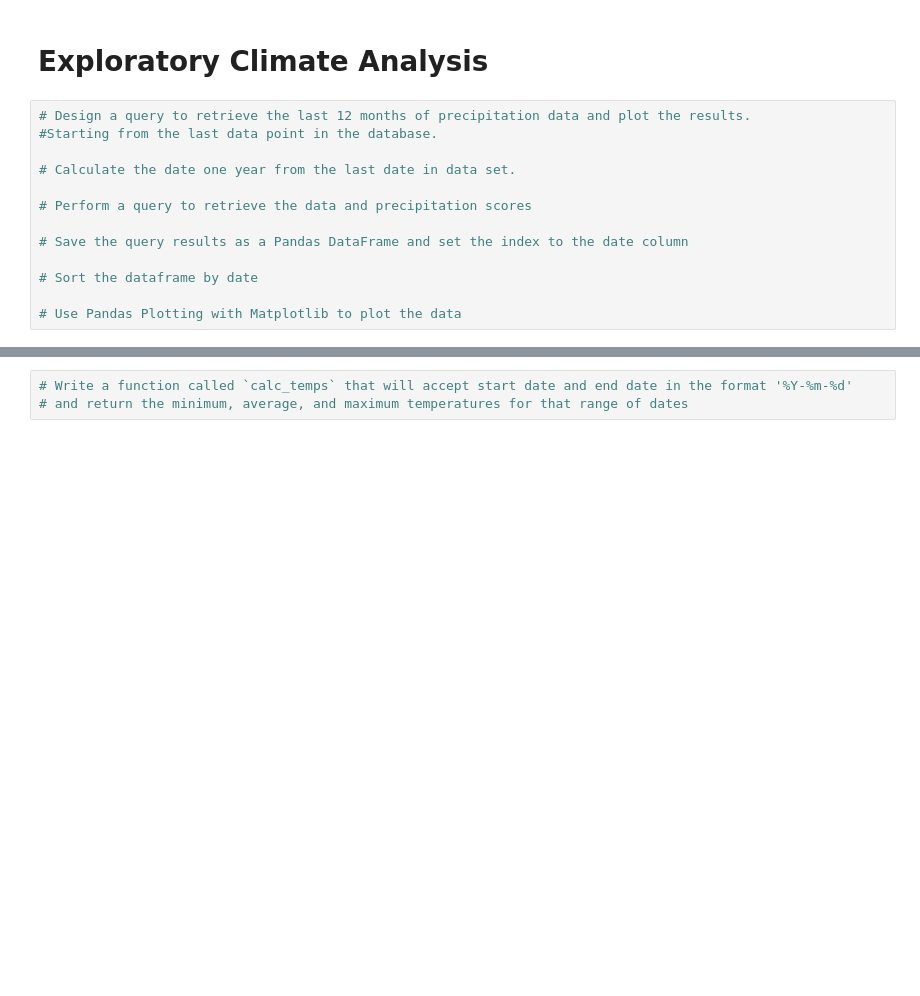
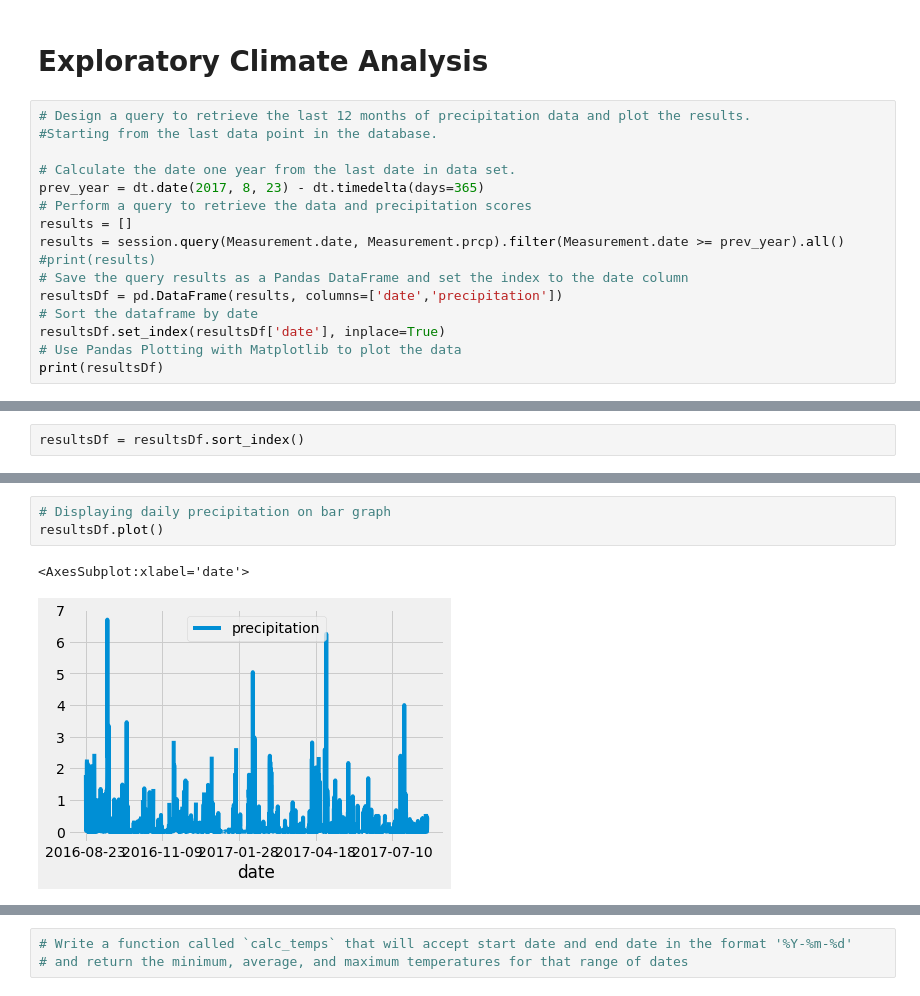
Before and after one commit to StickySitch/Surfs_Up, a Jupyter notebook: climate_analysis.ipynb, the cells around one changed output, grey strips where cells are left out. Saved outputs shown, nothing was run; the diff lists cells and outputs as text; blank space fills up the shorter version.

Commit message:
Adding weather data and charts

```diff
--- a/climate_analysis.ipynb
+++ b/climate_analysis.ipynb
@@ -41,11 +41,14 @@ session = Session(engine)
 #Starting from the last data point in the database.
 
 # Calculate the date one year from the last date in data set.
-
+prev_year = dt.date(2017, 8, 23) - dt.timedelta(days=365)
 # Perform a query to retrieve the data and precipitation scores
-
+results = []
+results = session.query(Measurement.date, Measurement.prcp).filter(Measurement.date >= prev_year).all()
+#print(results)
 # Save the query results as a Pandas DataFrame and set the index to the date column
-
+resultsDf = pd.DataFrame(results, columns=['date','precipitation'])
 # Sort the dataframe by date
-
+resultsDf.set_index(resultsDf['date'], inplace=True)
 # Use Pandas Plotting with Matplotlib to plot the data
+print(resultsDf)
@@ -51,0 +91,2 @@ session = Session(engine)
+# %%
+resultsDf = resultsDf.sort_index()
@@ -52,2 +113,8 @@ session = Session(engine)
+# %%
+# Displaying daily precipitation on bar graph
+resultsDf.plot()
+# %% [output]
+<AxesSubplot:xlabel='date'>
+[figure, added]
 # %%
 # Use Pandas to calcualte the summary statistics for the precipitation data
```
Also changed, not shown: parts of 9 cells of this notebook.
